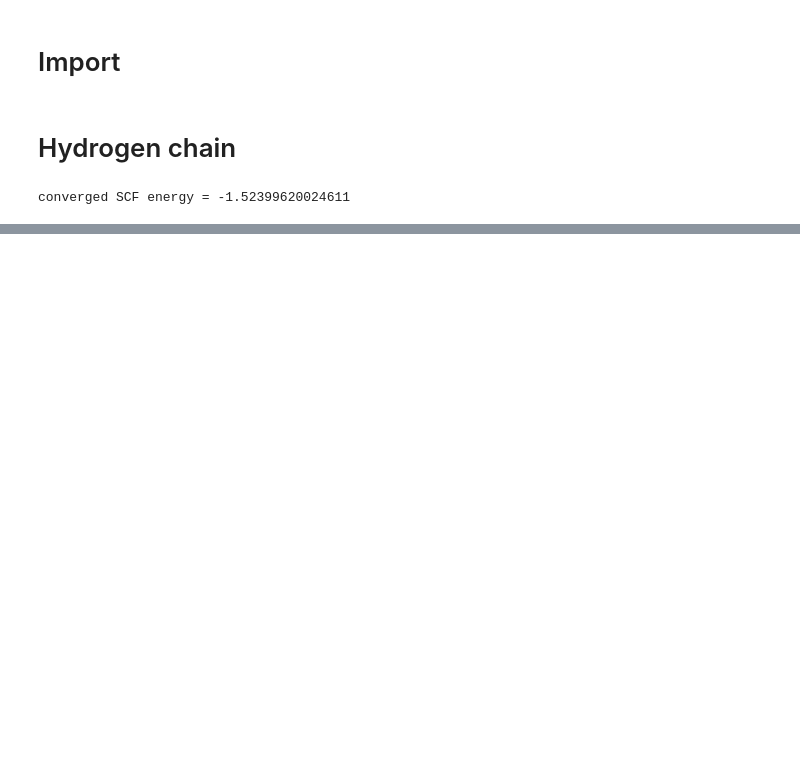
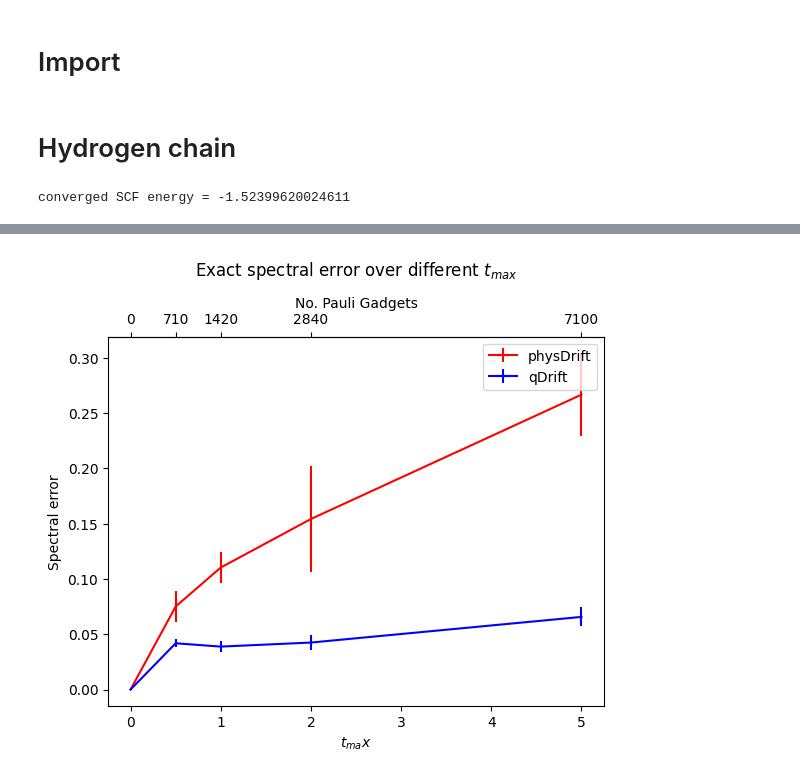
Before and after one commit to AprilSweettooth/Hamiltonian-Decomposition, a Jupyter notebook: Benchmarking_Hchain_spec.ipynb, the cells around one changed output, grey strips where cells are left out. Drawn from its saved outputs; the diff is of its cells as text; code cells hidden in the pictures; blank space fills up the shorter version.

```diff
--- a/Benchmarking_Hchain_spec.ipynb
+++ b/Benchmarking_Hchain_spec.ipynb
@@ -109,3 +162,5 @@ Ug,sg,gdepth = drift_time_evolution.Drift_exp(depth=secdepth[-1],abs_coeff=True)
+# %%
+Vqp, coeffqp = perm_ops(t_list,qdepth,sq)
 # %%
 gen_sys_param(n=n_qubits,sample_steps=secdepth[-1])
 drift_time_evolution_parity = AlgorithmHamSimqDrift(initial_state_circ,[[h] for h in number_op+hopping_op+coulomb_op+no_excitation_op+double_excitation_op],[[c] for c in number_co+hopping_co+coulomb_co+no_excitation_co+double_excitation_co],t_max,n_qdrift_steps,seg,M=3)
@@ -143,0 +185,11 @@ plt.legend()
+# %%
+def extract_depth_at_t(t,depth):
+    t_step = t[-1]/depth[0][-1]
+    depth_new = [[depth[i][0]] for i in range(len(depth))]
+    for i in range(len(depth)):
+        for j in range(len(t)):
+            idx = int(t[j] / t_step)
+            depth_new[i].append(depth[i][search_U_with_no_exp(idx,depth[i])])
+    mean, std = np.mean(depth_new,axis=0), np.std(depth_new,axis=0)
+    xerror = [(s/(m+0.0001))*t_step for s,m in zip(std,mean)]
+    return xerror
@@ -143,0 +225,10 @@ plt.legend()
+# %%
+um_spec_ave = cal_std_drift(Um, Uexc, t_list, mdepth, secdepth,True)
+uq_spec_ave = cal_std_drift(Uq, Uexc, t_list, qdepth, secdepth, True)
+ump_spec_ave = cal_std_drift(Ump, Uexc, t_list, mdepthp, secdepth,True)
+uqp_spec_ave = cal_std_drift(Uqp, Uexc, t_list, qdepthp, secdepth, True)
+# %%
+um_spec_mean, um_spec_std = cal_std_drift(Um, Uexc, t_list, mdepth, secdepth)
+uq_spec_mean, uq_spec_std = cal_std_drift(Uq, Uexc, t_list, qdepth, secdepth)
+ump_spec_mean, ump_spec_std = cal_std_drift(Ump, Uexc, t_list, mdepthp, secdepth)
+uqp_spec_mean, uqp_spec_std = cal_std_drift(Uqp, Uexc, t_list, qdepthp, secdepth)
@@ -143,0 +245,23 @@ plt.legend()
+# %%
+fig, ax = plt.subplots()
+ts = [0]+t_list
+ax.errorbar([0]+t_list,um_spec_ave, xerr=extract_depth_at_t(t_list,mdepth), yerr=ump_spec_std, label='physDrift',c='r')
+ax.errorbar([0]+t_list,uq_spec_ave, xerr=extract_depth_at_t(t_list,qdepth), yerr=uqp_spec_std, label='qDrift',c='b')
+ax.set_xlabel(r'$t_{ma}x}(s)$')
+ax.set_ylabel('Spectral error')
+ax.set_title(r'Exact spectral error over different $t_{max}$', pad=15)
+ax2 = ax.secondary_xaxis('top')
+ax2.set_xlabel('No. Pauli Gadgets')
+ax2.tick_params(axis='x', color='black')
+ax2.set_xticks(ts, labels=[str(int(t/t_list[-1]*secdepth[-1])) for t in ts], minor=False)
+plt.legend()
+plt.show()
+# labels = [str(t)+str(t/t_list[-1]*secdepth[-1])+'PauliStr' for t in [0]+t_list]
+# plt.errorbar([0]+t_list,um_spec_ave, xerr=extract_depth_at_t(t_list,mdepth), label='physDrift',c='r')
+# plt.errorbar([0]+t_list,uq_spec_ave, xerr=extract_depth_at_t(t_list,qdepth),label='qdrift',c='b')
+# plt.title(r'Exact spectral error over different $t_{max}$')
+# plt.xlabel(r'$t_{max}$ in sec where each sec correspoding to 1420 Pauli gadgets')
+# plt.ylabel('Spectral error')
+# plt.legend()
+# %% [output]
+[figure, added]
```
Also changed, not shown: parts of 24 cells of this notebook, 55 other files.
